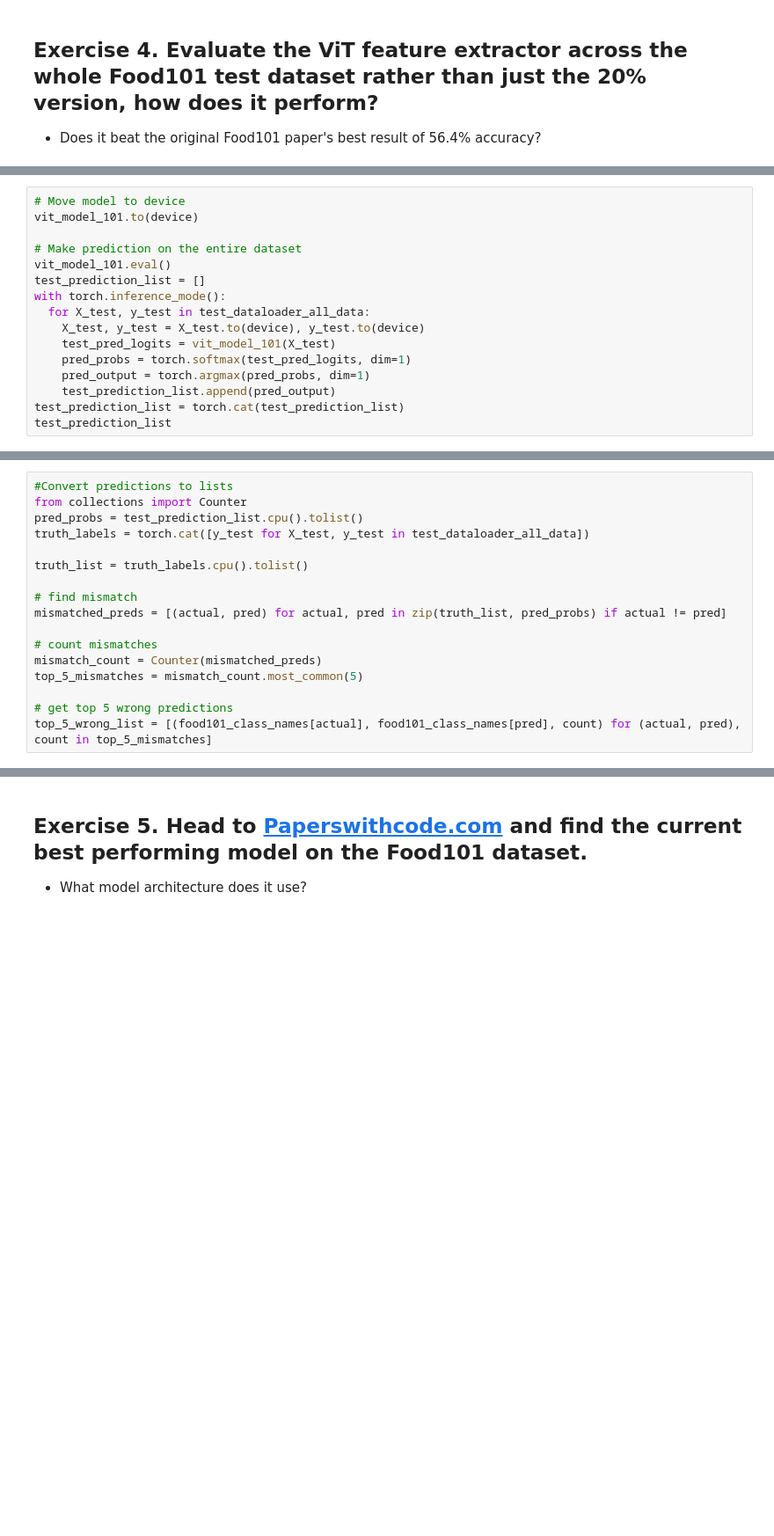
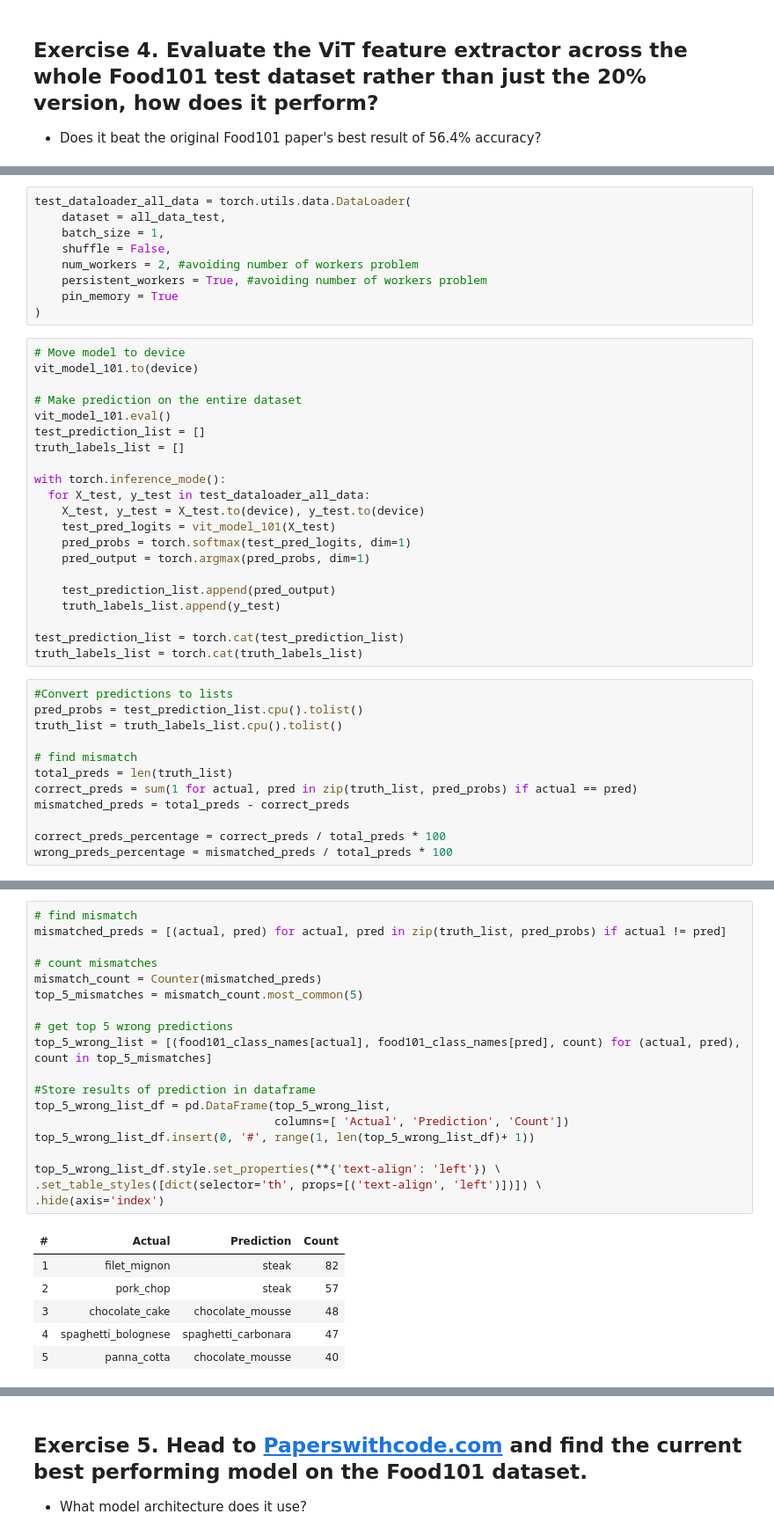
Before and after one commit to UMB200/AI_ML_pytorch_projects, a Jupyter notebook: 09_pytorch_model_deployment_exercises_V2.ipynb, the cells around one changed output, grey strips where cells are left out. Shown: that part at 88% size. Saved outputs shown, nothing was run; the diff lists cells and outputs as text; blank space fills up the shorter version.

```diff
--- a/09_pytorch_model_deployment_exercises_V2.ipynb
+++ b/09_pytorch_model_deployment_exercises_V2.ipynb
@@ -517,3 +523,12 @@ test_dataloader_all_data = torch.utils.data.DataLoader(
+# %%
+test_dataloader_all_data = torch.utils.data.DataLoader(
+    dataset = all_data_test,
+    batch_size = 1,
+    shuffle = False,
+    num_workers = 2, #avoiding number of workers problem
+    persistent_workers = True, #avoiding number of workers problem
+    pin_memory = True
+)
 # %%
 # Move model to device
 vit_model_101.to(device)
@@ -521,12 +536,29 @@ vit_model_101.to(device)
 # Make prediction on the entire dataset
 vit_model_101.eval()
 test_prediction_list = []
+truth_labels_list = []
+
 with torch.inference_mode():
   for X_test, y_test in test_dataloader_all_data:
     X_test, y_test = X_test.to(device), y_test.to(device)
     test_pred_logits = vit_model_101(X_test)
     pred_probs = torch.softmax(test_pred_logits, dim=1)
     pred_output = torch.argmax(pred_probs, dim=1)
+
     test_prediction_list.append(pred_output)
+    truth_labels_list.append(y_test)
+
 test_prediction_list = torch.cat(test_prediction_list)
-test_prediction_list
+truth_labels_list = torch.cat(truth_labels_list)
+# %%
+#Convert predictions to lists
+pred_probs = test_prediction_list.cpu().tolist()
+truth_list = truth_labels_list.cpu().tolist()
+
+# find mismatch
+total_preds = len(truth_list)
+correct_preds = sum(1 for actual, pred in zip(truth_list, pred_probs) if actual == pred)
+mismatched_preds = total_preds - correct_preds
+
+correct_preds_percentage = correct_preds / total_preds * 100
+wrong_preds_percentage = mismatched_preds / total_preds * 100
@@ -533,17 +574,26 @@ test_prediction_list
 # %%
-#Convert predictions to lists
-from collections import Counter
-pred_probs = test_prediction_list.cpu().tolist()
-truth_labels = torch.cat([y_test for X_test, y_test in test_dataloader_all_data])
-
-truth_list = truth_labels.cpu().tolist()
-
 # find mismatch
 mismatched_preds = [(actual, pred) for actual, pred in zip(truth_list, pred_probs) if actual != pred]
 
 # count mismatches
 mismatch_count = Counter(mismatched_preds)
 top_5_mismatches = mismatch_count.most_common(5)
 
 # get top 5 wrong predictions
 top_5_wrong_list = [(food101_class_names[actual], food101_class_names[pred], count) for (actual, pred), count in top_5_mismatches]
+
+#Store results of prediction in dataframe
+top_5_wrong_list_df = pd.DataFrame(top_5_wrong_list,
+                                   columns=[ 'Actual', 'Prediction', 'Count'])
+top_5_wrong_list_df.insert(0, '#', range(1, len(top_5_wrong_list_df)+ 1))
+
+top_5_wrong_list_df.style.set_properties(**{'text-align': 'left'}) \
+.set_table_styles([dict(selector='th', props=[('text-align', 'left')])]) \
+.hide(axis='index')
+# %% [output]
+| # | Actual | Prediction | Count |
+| 1 | filet_mignon | steak | 82 |
+| 2 | pork_chop | steak | 57 |
+| 3 | chocolate_cake | chocolate_mousse | 48 |
+| 4 | spaghetti_bolognese | spaghetti_carbonara | 47 |
+| 5 | panna_cotta | chocolate_mousse | 40 |
```
Also changed, not shown: parts of 16 cells of this notebook.
